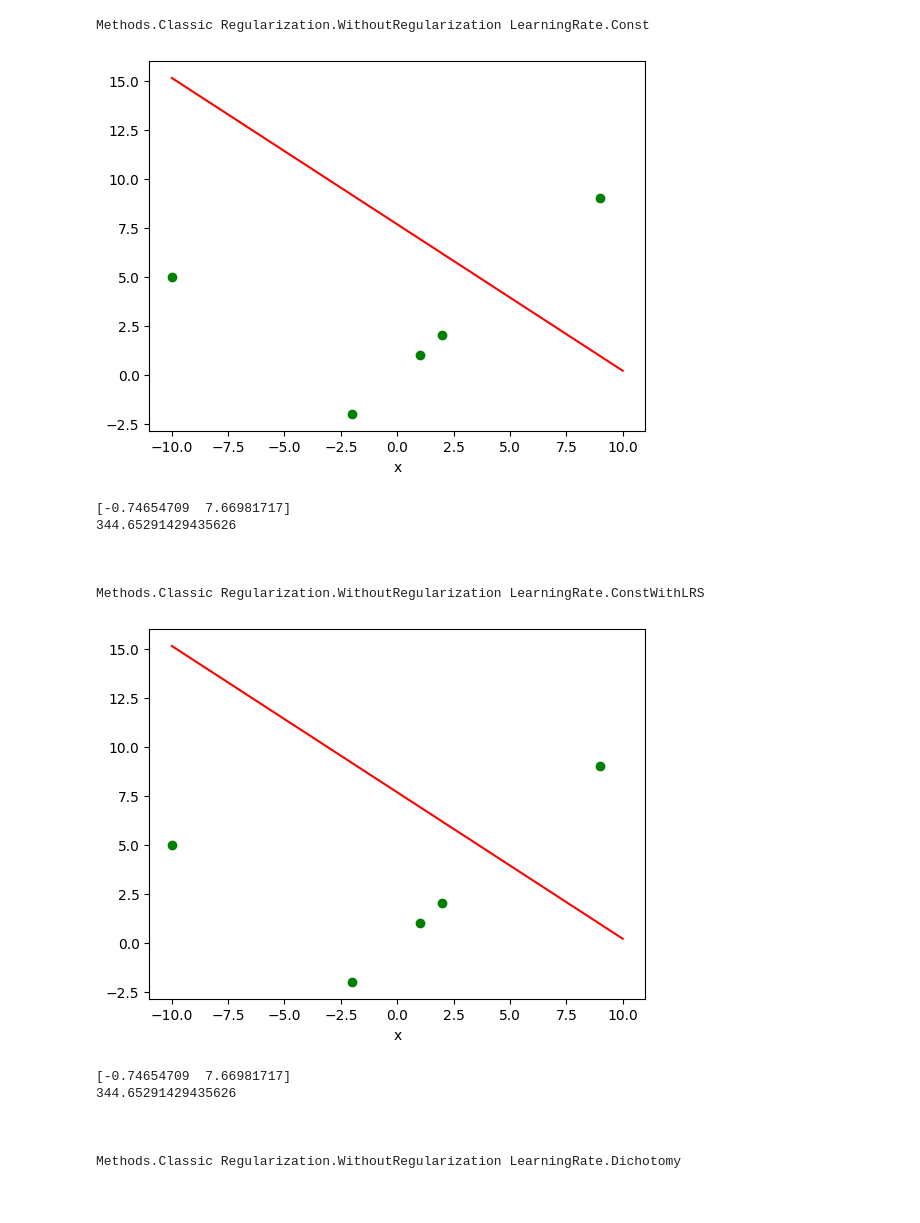
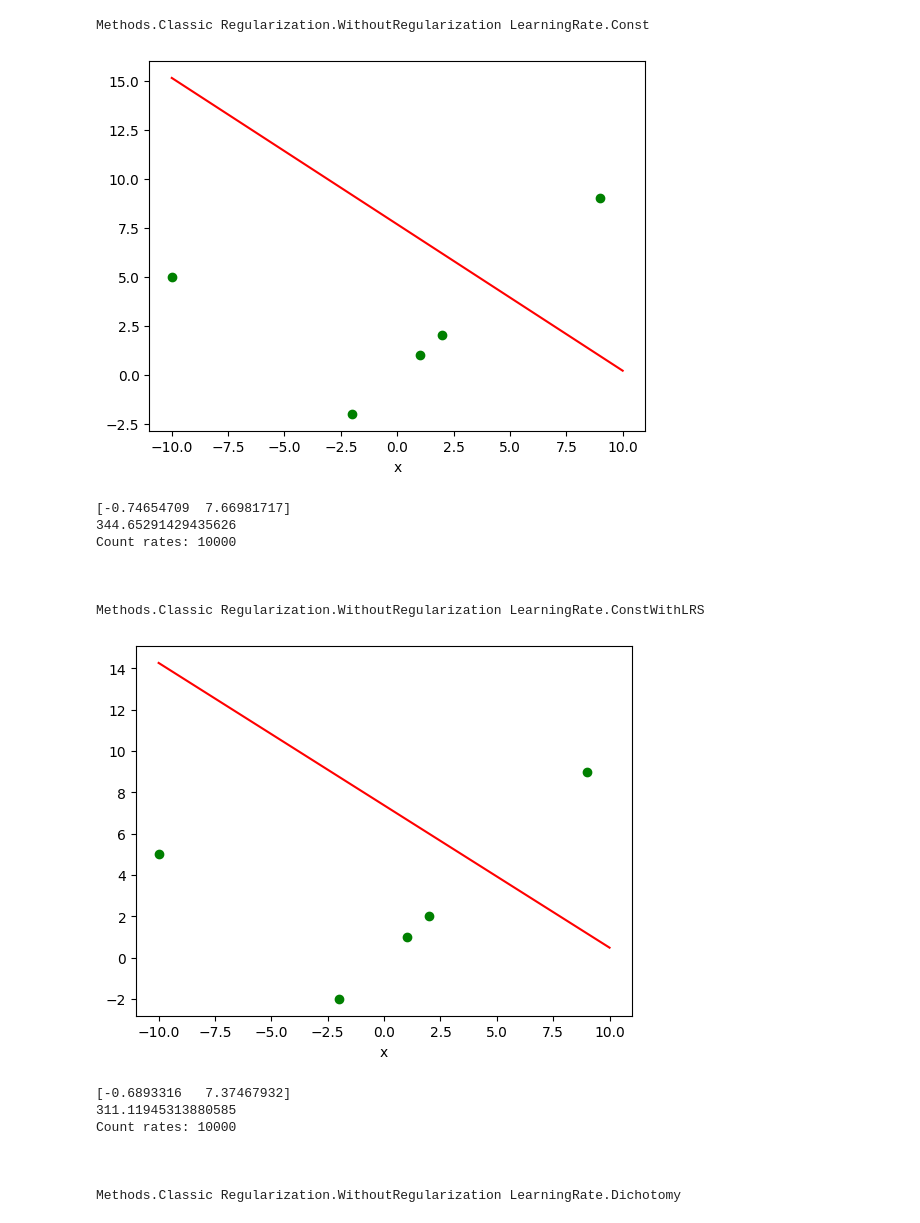
Before and after one commit to BasedKT/lab2, a Jupyter notebook: solution_lab2.ipynb, the cells around one changed output. Drawn from its saved outputs; the diff is of its cells as text; code cells hidden in the pictures.

```diff
--- a/solution_lab2.ipynb
+++ b/solution_lab2.ipynb
@@ -55,7 +55,8 @@ class LinearRegression:
         return grad_with_batch
 
 
-def sgd(lin_reg, lr, eps, batch, max_num_of_step, beta_1, beta_2, eps_adam, is_corr_beta_1=True, is_corr_beta_2=True, is_nesterov=False, lrs=lambda lr, t: lr):
+def sgd(lin_reg, lr, eps, batch, max_num_of_step, beta_1, beta_2, eps_adam, is_corr_beta_1=True, is_corr_beta_2=True, is_nesterov=False,
+        lrs=lambda lr, t: lr):
     i = 0
     prev_W = lin_reg.sse(lin_reg.W)
     V = np.zeros(len(lin_reg.W))
@@ -83,22 +84,24 @@ def sgd(lin_reg, lr, eps, batch, max_num_of_step, beta_1, beta_2, eps_adam, is_c
         prev_W = lin_reg.sse(lin_reg.W)
         i += 1
 
+    return i
+
 
 def sgd_handler(lin_reg, lr, method, batch=1, beta_1=0.9, beta_2=0.999, eps_adam=10 ** -8, eps=0.001,
                 max_num_of_step=10000, lrs=lambda lr, t: lr):
     match method:
         case Methods.Classic:
-            sgd(lin_reg, lr, eps, batch, max_num_of_step, 0, 1, 1, False, False, lrs)
+            return sgd(lin_reg, lr, eps, batch, max_num_of_step, 0, 1, 1, False, False, lrs=lrs)
         case Methods.Momentum:
-            sgd(lin_reg, lr, eps, batch, max_num_of_step, beta_1, 1, 1, False, False, lrs)
+            return sgd(lin_reg, lr, eps, batch, max_num_of_step, beta_1, 1, 1, False, False, lrs=lrs)
         case Methods.AdaGrad:
-            sgd(lin_reg, lr, eps, batch, max_num_of_step, 0, 0, eps_adam, False, False, lrs)
+            return sgd(lin_reg, lr, eps, batch, max_num_of_step, 0, 0, eps_adam, False, False, lrs=lrs)
         case Methods.RMSprop:
-            sgd(lin_reg, lr, eps, batch, max_num_of_step, 0, beta_2, eps_adam, False, lrs)
+            return sgd(lin_reg, lr, eps, batch, max_num_of_step, 0, beta_2, eps_adam, False, lrs=lrs)
         case Methods.Adam:
-            sgd(lin_reg, lr, eps, batch, max_num_of_step, beta_1, beta_2, eps_adam, lrs)
+            return sgd(lin_reg, lr, eps, batch, max_num_of_step, beta_1, beta_2, eps_adam, lrs=lrs)
         case Methods.Nesterov:
-            sgd(lin_reg, lr, eps, batch, max_num_of_step, beta_1, 1, 1, False, False, True, lrs)
+            return sgd(lin_reg, lr, eps, batch, max_num_of_step, beta_1, 1, 1, False, False, True, lrs=lrs)
 
 
 def lr_dichotomy(eps, delt):
@@ -130,7 +133,7 @@ def dichotomy(func, a_1, a_2, eps, delt):
     return (a_1 + a_2) / 2
 
 
-def exp_lrs(decay=0.95):
+def exp_lrs(decay=0.99):
     return lambda lr, t: lr * (decay ** t)
 # %%
 import matplotlib.pyplot as plt
@@ -148,37 +151,41 @@ def visualise_points(linear_reg):
 # %%
 current_t = np.array([lambda x: x, lambda x: 1.])
 current_w = np.array([0., 0.])
 current_x = np.array([1., 2., 9., -2., -10.])
-current_y = np.array([1., 2., 9., -2., 5])
+current_y = np.array([1., 2., 9., -2., 5.])
 
 for method in Methods:
     for regularization in Regularization:
         for lr in LearningRate:
             linear_reg_const = LinearRegression(
                 current_t, current_w, current_x, current_y, regularization
             )
             print(str(method) + " " + str(regularization) + " " + str(lr))
+            count_rates = 0
             if lr == LearningRate.Const:
-                sgd_handler(linear_reg_const, lambda x: 0.01, method)
+                count_rates = sgd_handler(linear_reg_const, lambda x: 0.01, method)
             elif lr == LearningRate.ConstWithLRS:
-                sgd_handler(linear_reg_const, lambda x: 0.01, method, lrs=exp_lrs())
+                count_rates = sgd_handler(linear_reg_const, lambda x: 0.01, method, lrs=exp_lrs())
             elif lr == LearningRate.Dichotomy:
-                sgd_handler(linear_reg_const, lr_dichotomy(0.001, 0.0001), method)
+                count_rates = sgd_handler(linear_reg_const, lr_dichotomy(0.001, 0.0001), method)
             visualise_points(linear_reg_const)
+            print('Count rates: ' + str(count_rates))
             current_w = np.array([0., 0.])
             print("\n\n")
 # %% [output]
 Methods.Classic Regularization.WithoutRegularization LearningRate.Const
 [figure]
 [-0.74654709  7.66981717]
 344.65291429435626
+Count rates: 10000
 
 
 
 Methods.Classic Regularization.WithoutRegularization LearningRate.ConstWithLRS
-[figure, old version]
+[figure, new version]
-[-0.74654709  7.66981717]
-344.65291429435626
+[-0.6893316   7.37467932]
+311.11945313880585
+Count rates: 10000
 
 
 
```
Also changed, not shown: parts of 1 cell of this notebook.
